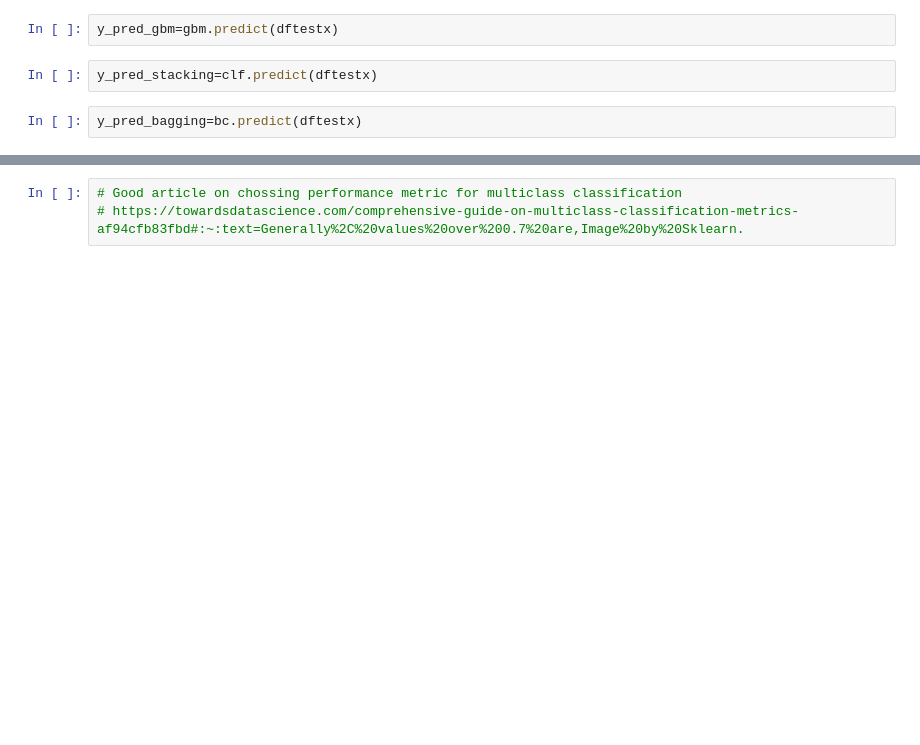
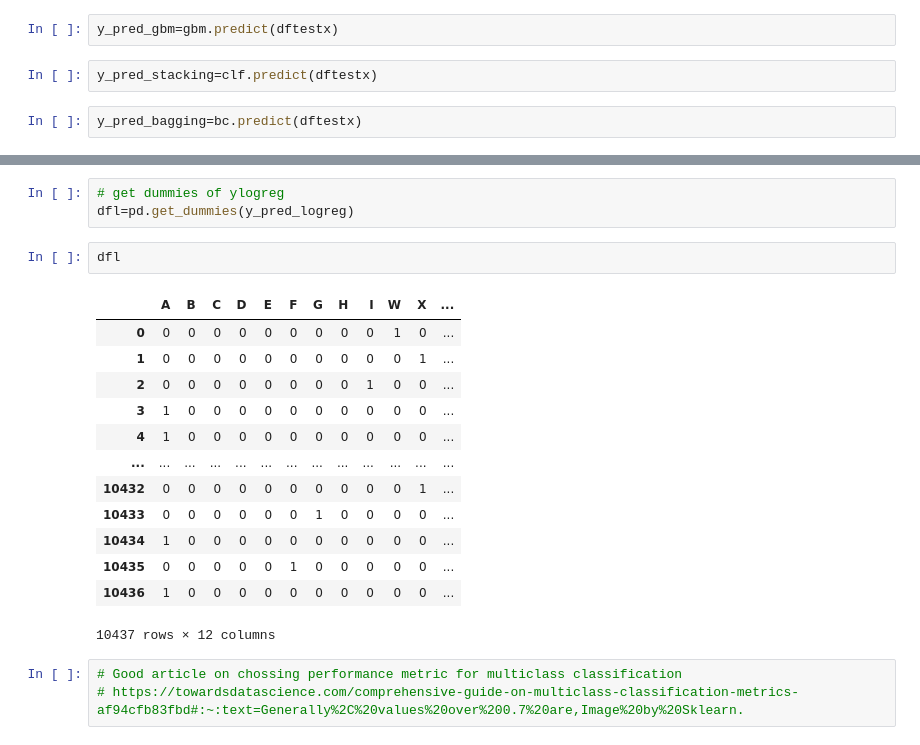
Before and after one commit to Antarlin921/AvilaBibleClassification, a Jupyter notebook: avila.ipynb, the cells around one changed output, grey strips where cells are left out. Drawn from its saved outputs; the diff is of its cells as text; blank space fills up the shorter version.

```diff
--- a/avila.ipynb
+++ b/avila.ipynb
@@ -741,3 +821,22 @@ y_pred_bagging=bc.predict(dftestx)
+# %%
+# get dummies of ylogreg
+dfl=pd.get_dummies(y_pred_logreg)
+# %%
+dfl
+# %% [output]
+|  | A | B | C | D | E | F | G | H | I | W | X | ... |
+| 0 | 0 | 0 | 0 | 0 | 0 | 0 | 0 | 0 | 0 | 1 | 0 | ... |
+| 1 | 0 | 0 | 0 | 0 | 0 | 0 | 0 | 0 | 0 | 0 | 1 | ... |
+| 2 | 0 | 0 | 0 | 0 | 0 | 0 | 0 | 0 | 1 | 0 | 0 | ... |
+| 3 | 1 | 0 | 0 | 0 | 0 | 0 | 0 | 0 | 0 | 0 | 0 | ... |
+| 4 | 1 | 0 | 0 | 0 | 0 | 0 | 0 | 0 | 0 | 0 | 0 | ... |
+| ... | ... | ... | ... | ... | ... | ... | ... | ... | ... | ... | ... | ... |
+| 10432 | 0 | 0 | 0 | 0 | 0 | 0 | 0 | 0 | 0 | 0 | 1 | ... |
+| 10433 | 0 | 0 | 0 | 0 | 0 | 0 | 1 | 0 | 0 | 0 | 0 | ... |
+| 10434 | 1 | 0 | 0 | 0 | 0 | 0 | 0 | 0 | 0 | 0 | 0 | ... |
+| 10435 | 0 | 0 | 0 | 0 | 0 | 1 | 0 | 0 | 0 | 0 | 0 | ... |
+| 10436 | 1 | 0 | 0 | 0 | 0 | 0 | 0 | 0 | 0 | 0 | 0 | ... |
+10437 rows × 12 columns
 # %%
 # Good article on chossing performance metric for multiclass classification
 # https://towardsdatascience.com/comprehensive-guide-on-multiclass-classification-metrics-af94cfb83fbd#:~:text=Generally%2C%20values%20over%200.7%20are,Image%20by%20Sklearn.
```
Also changed, not shown: parts of 29 cells of this notebook, 1 other file.
